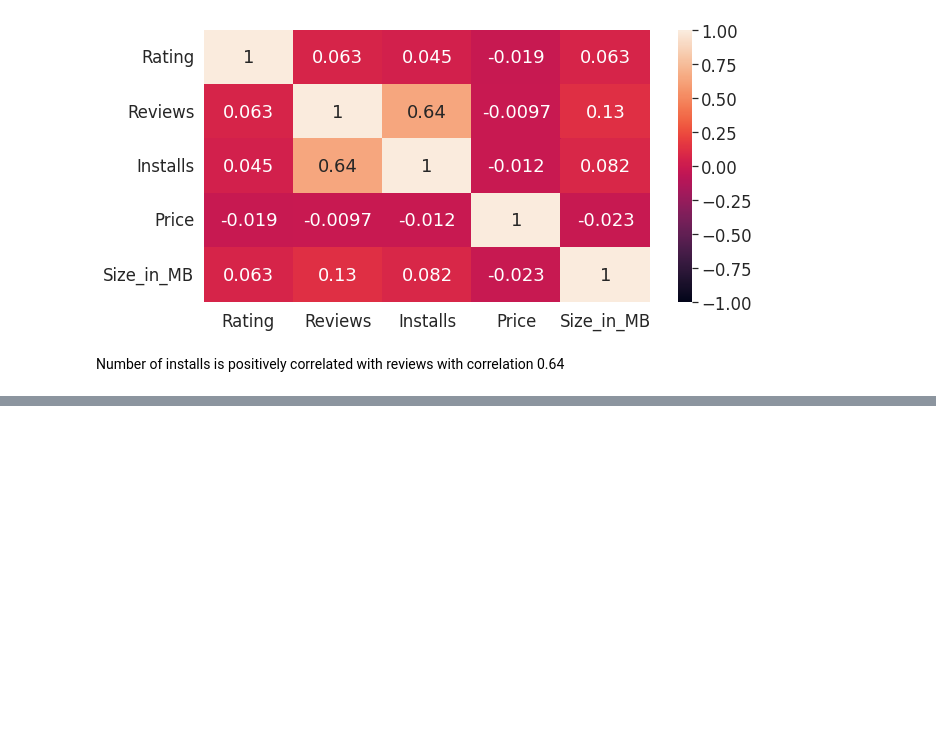
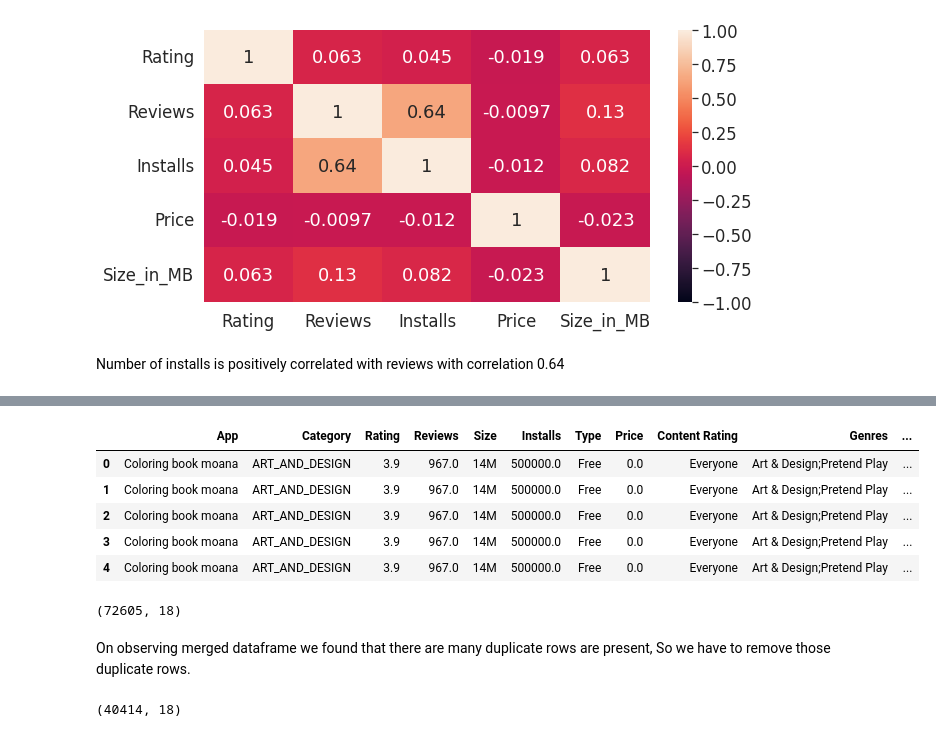
Before and after one commit to omajipawar/Play-Store-App-Review-Analysis, a Jupyter notebook: Play_Store_App_Review_Analysis(Omaji_pawar)_Capstone_Project.ipynb, the cells around one changed output, grey strips where cells are left out. Cells and saved outputs as stored; diff of their text form; code cells hidden in the pictures; blank space fills up the shorter version.

```diff
--- a/Play_Store_App_Review_Analysis(Omaji_pawar)_Capstone_Project.ipynb
+++ b/Play_Store_App_Review_Analysis(Omaji_pawar)_Capstone_Project.ipynb
@@ -634,0 +766,17 @@ Number of installs is positively correlated with reviews with correlation 0.64
+# %%
+#First five rows of merged dataframes.
+merged_df.head()
+# %% [output]
+|  | App | Category | Rating | Reviews | Size | Installs | Type | Price | Content Rating | Genres | ... |
+| 0 | Coloring book moana | ART_AND_DESIGN | 3.9 | 967.0 | 14M | 500000.0 | Free | 0.0 | Everyone | Art & Design;Pretend Play | ... |
+| 1 | Coloring book moana | ART_AND_DESIGN | 3.9 | 967.0 | 14M | 500000.0 | Free | 0.0 | Everyone | Art & Design;Pretend Play | ... |
+| 2 | Coloring book moana | ART_AND_DESIGN | 3.9 | 967.0 | 14M | 500000.0 | Free | 0.0 | Everyone | Art & Design;Pretend Play | ... |
+| 3 | Coloring book moana | ART_AND_DESIGN | 3.9 | 967.0 | 14M | 500000.0 | Free | 0.0 | Everyone | Art & Design;Pretend Play | ... |
+| 4 | Coloring book moana | ART_AND_DESIGN | 3.9 | 967.0 | 14M | 500000.0 | Free | 0.0 | Everyone | Art & Design;Pretend Play | ... |
+# %%
+#Shape of merged dataframe.
+merged_df.shape
+# %% [output]
+(72605, 18)
+# %% [markdown]
+On observing merged dataframe we found that there are many duplicate rows are present, So we have to remove those duplicate rows.
@@ -634,0 +786,5 @@ Number of installs is positively correlated with reviews with correlation 0.64
+# %%
+#Shape of merged dataframe after removing duplicate rows
+merged_df.shape
+# %% [output]
+(40414, 18)
```
Also changed, not shown: parts of 27 cells of this notebook.
